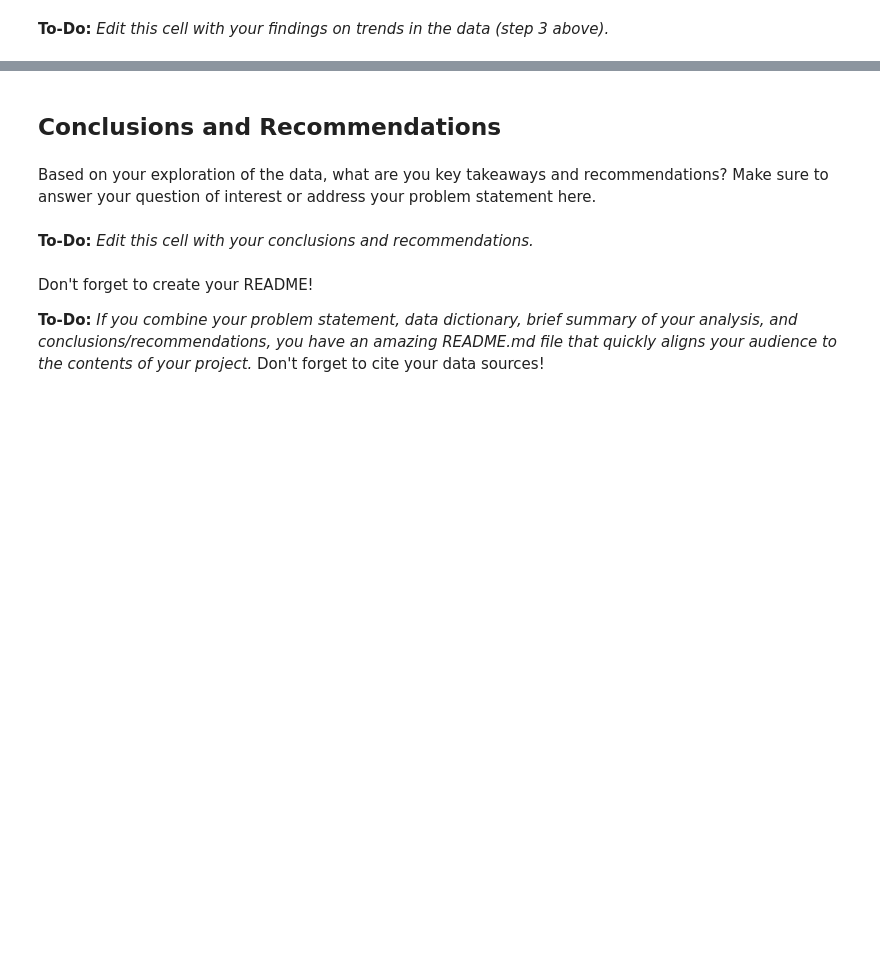
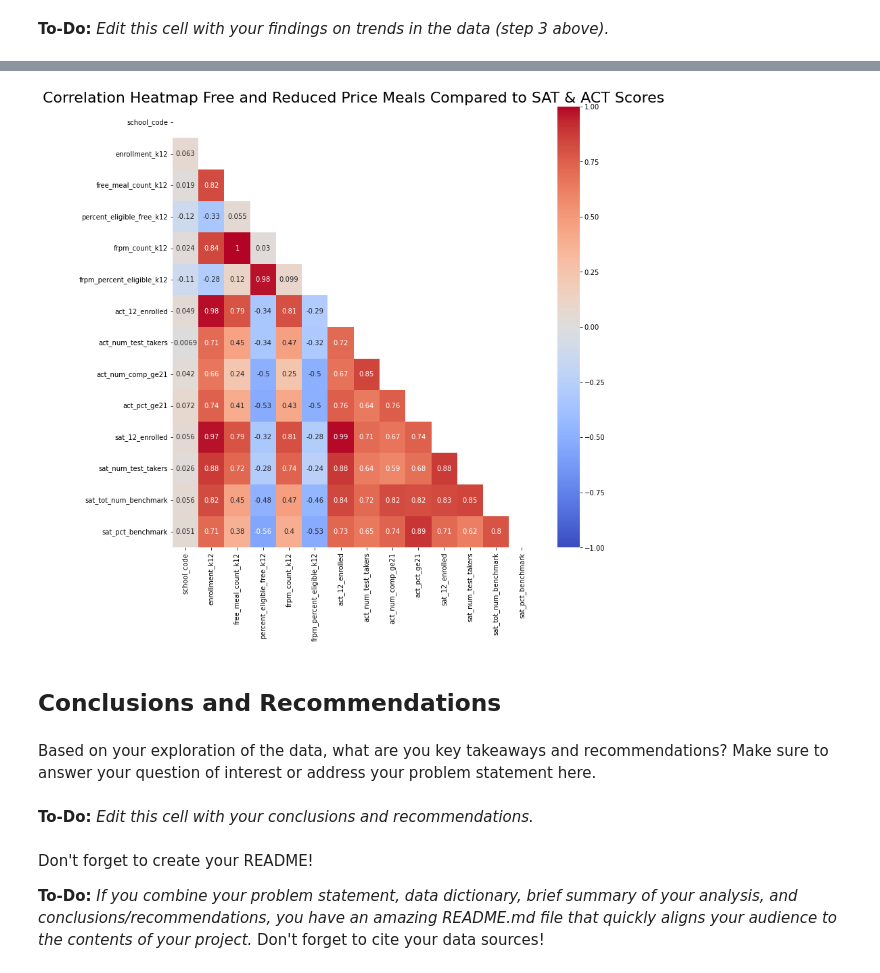
Before and after one commit to brandiehatch/project-1, a Jupyter notebook: hatch_frpm_sat_act_ca_2022.ipynb, the cells around one changed output, grey strips where cells are left out. Saved outputs shown, nothing was run; the diff lists cells and outputs as text; code cells hidden in the pictures; blank space fills up the shorter version.

```diff
--- a/hatch_frpm_sat_act_ca_2022.ipynb
+++ b/hatch_frpm_sat_act_ca_2022.ipynb
@@ -716,3 +747,10 @@ Here are some prompts to get you started with visualizations. Feel free to add a
+# %%
+plt.figure(figsize=(12,12))
+mask = np.triu(np.ones_like(frpm_act_sat.corr(), dtype=bool))
+sns.heatmap(frpm_act_sat.corr(), vmin=-1, vmax=1, cmap='coolwarm', mask=mask, annot=True)
+plt.title('Correlation Heatmap Free and Reduced Price Meals Compared to SAT & ACT Scores', fontsize=22);
+# %% [output]
+[figure, added]
 # %% [markdown]
 ## Conclusions and Recommendations
 # %% [markdown]
```
Also changed, not shown: parts of 12 cells of this notebook, 1 other file.
